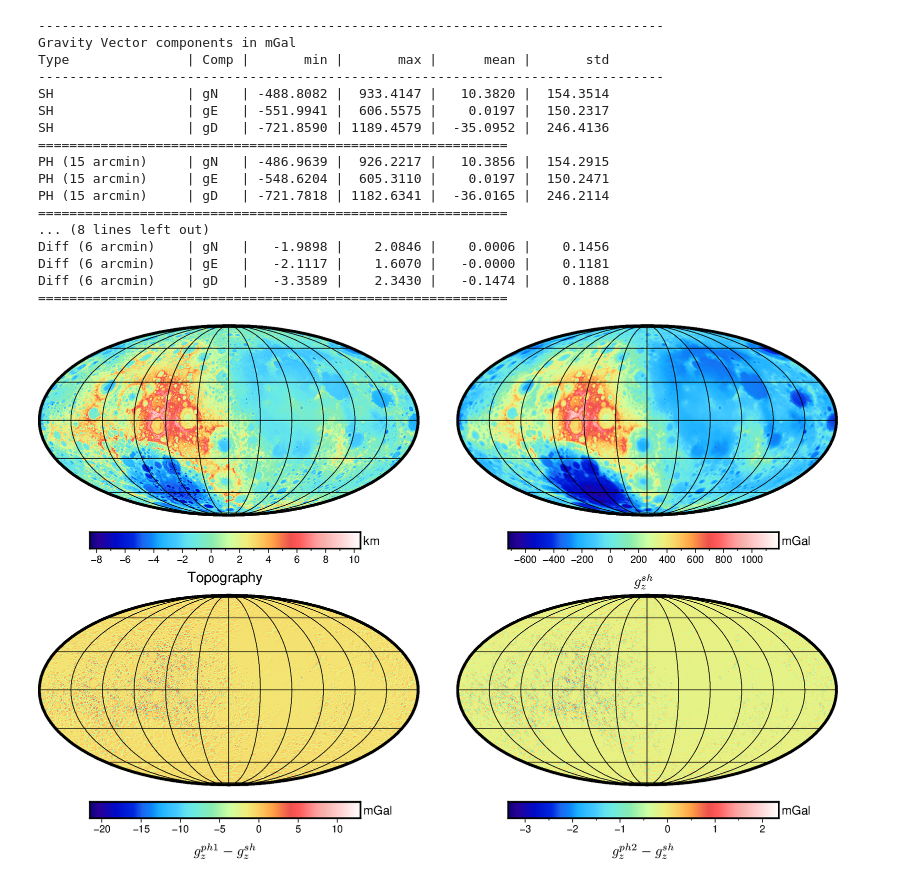
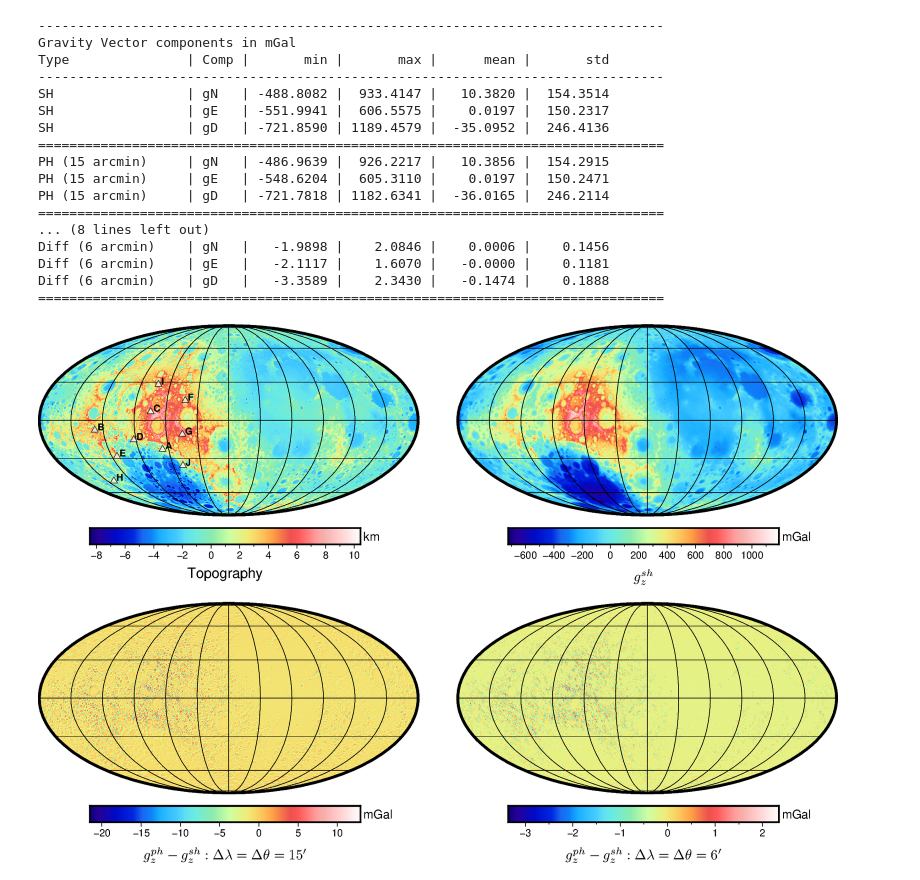
Before and after one commit to LeyuanWu/VecWerSch, a Jupyter notebook: ex_Moon_TopoGrav_PH_vs_SH_2.ipynb, the cells around one changed output. Drawn from its saved outputs; the diff is of its cells as text; code cells hidden in the pictures.

```diff
--- a/ex_Moon_TopoGrav_PH_vs_SH_2.ipynb
+++ b/ex_Moon_TopoGrav_PH_vs_SH_2.ipynb
@@ -82,7 +82,7 @@ for typ in ['SH', 'PH (15 arcmin)', 'PH (6 arcmin)',
         print(f"{typ:18s} | {f'g{comp}':4s} |"
               f" {data.min():9.4f} | {data.max():9.4f} |"
               f" {data.mean():9.4f} | {data.std():9.4f}")
-    print('=' * 60)
+    print('=' * 80)
 # %% [output]
 --------------------------------------------------------------------------------
 Gravity Vector components in mGal
@@ -91,45 +91,58 @@ Type               | Comp |       min |       max |      mean |       std
 SH                 | gN   | -488.8082 |  933.4147 |   10.3820 |  154.3514
 SH                 | gE   | -551.9941 |  606.5575 |    0.0197 |  150.2317
 SH                 | gD   | -721.8590 | 1189.4579 |  -35.0952 |  246.4136
-============================================================
+================================================================================
 PH (15 arcmin)     | gN   | -486.9639 |  926.2217 |   10.3856 |  154.2915
 PH (15 arcmin)     | gE   | -548.6204 |  605.3110 |    0.0197 |  150.2471
 PH (15 arcmin)     | gD   | -721.7818 | 1182.6341 |  -36.0165 |  246.2114
-============================================================
+================================================================================
 ... (8 lines left out)
 Diff (6 arcmin)    | gN   |   -1.9898 |    2.0846 |    0.0006 |    0.1456
 Diff (6 arcmin)    | gE   |   -2.1117 |    1.6070 |   -0.0000 |    0.1181
 Diff (6 arcmin)    | gD   |   -3.3589 |    2.3430 |   -0.1474 |    0.1888
-============================================================
+================================================================================
+# %%
+# # ! Load Top-N largest |gD| errors
+df_errors = pd.read_csv('output/Moon_gD_errors.csv')
+err_lat = df_errors['Lat_deg'].values
+err_lon = df_errors['Lon_deg'].values
 # %%
 # # ! Mapping: SH vs PH
 err_txt = ['A','B','C','D','E','F','G','H','I','J']
 xr_Topo = pysh.SHGrid.from_array(arr_Topo_moon).to_xarray()
 xr_gd_SH = pysh.SHGrid.from_array(gd_SH).to_xarray()
 xr_d_gd_1 = pysh.SHGrid.from_array(d_gd_1).to_xarray()
 xr_d_gd_2 = pysh.SHGrid.from_array(d_gd_2).to_xarray()
 fig = pygmt.Figure()
-with fig.subplot(nrows=2, ncols=2, figsize=('14c', '8.5c'), margins="0.5c"):
+with fig.subplot(nrows=2, ncols=2, figsize=('14c', '8.8c'), margins="0.5c"):
     with fig.set_panel(panel=0):
         fig.grdimage(grid=xr_Topo, projection="W-90/7c", cmap="haxby", frame="g30")
+        fig.plot(x=err_lon, y=err_lat,
+                 projection="W-90/7c", transparency=25,
+                 style="t0.15c", fill="white", pen="0.25p,black")
+        fig.text(x=err_lon, y=err_lat, text=err_txt,
+                 projection="W-90/7c", justify="BL",
+                 offset="0.05c/0.0c", font="5p,Helvetica-Bold,black")
         fig.colorbar(position="JBC+o0.3/0.2i+w5c/0.3h",
                      frame=["a2f1", "x+lTopography", "y+lkm"])
     with fig.set_panel(panel=1):
         fig.grdimage(grid=xr_gd_SH, projection="W-90/7c", cmap="haxby", frame="g30")
         fig.colorbar(position="JBC+o0.3/0.2i+w5c/0.3h",
                      frame=["a200f100", "x+l@[ g_z^{sh} @[", "y+lmGal"])
     with fig.set_panel(panel=2):
         fig.grdimage(grid=xr_d_gd_1, projection="W-90/7c", cmap="haxby", frame="g30")
+        xlabel = r"@[ g_z^{ph}-g_z^{sh}: \Delta \lambda = \Delta \theta = 15^{\prime}@["
         fig.colorbar(position="JBC+o0.3/0.2i+w5c/0.3h",
-                     frame=["a5f5", "x+l@[ g_z^{ph1}-g_z^{sh} @[", "y+lmGal"])
+                     frame=["a5f5", f"x+l{xlabel}", "y+lmGal"])
     with fig.set_panel(panel=3):
         fig.grdimage(grid=xr_d_gd_2, projection="W-90/7c", cmap="haxby", frame="g30")
+        xlabel = r"@[ g_z^{ph}-g_z^{sh}: \Delta \lambda = \Delta \theta = 6^{\prime}@["
         fig.colorbar(position="JBC+o0.3/0.2i+w5c/0.3h",
-                     frame=["a1f0.5", "x+l@[ g_z^{ph2}-g_z^{sh} @[", "y+lmGal"])
-fig.savefig('Moon_TopoGz_PH_vs_SH.png', dpi=400)
+                     frame=["a1f0.5", f"x+l{xlabel}", "y+lmGal"])
+fig.savefig('Moon_TopoGz_PH_vs_SH_2.png', dpi=400)
 fig.show(width=800)
 # %% [output]
-[figure, old version]
+[figure, new version]
 # %%
 # # ! End time
 print("=" * 80)
```
Also changed, not shown: parts of 2 cells of this notebook, 6 other files.
